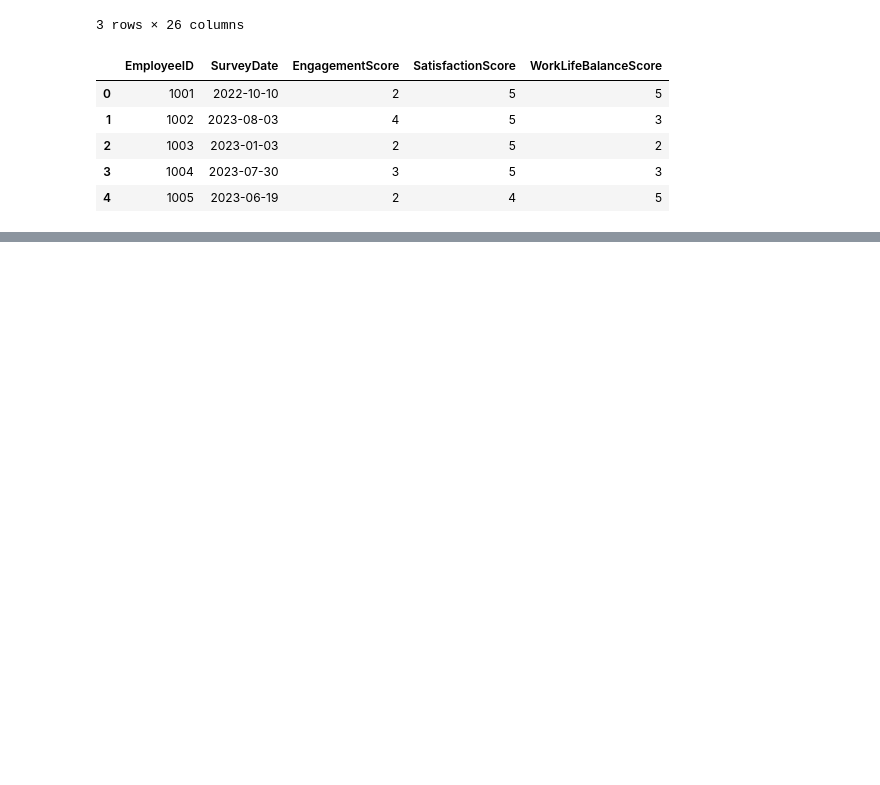
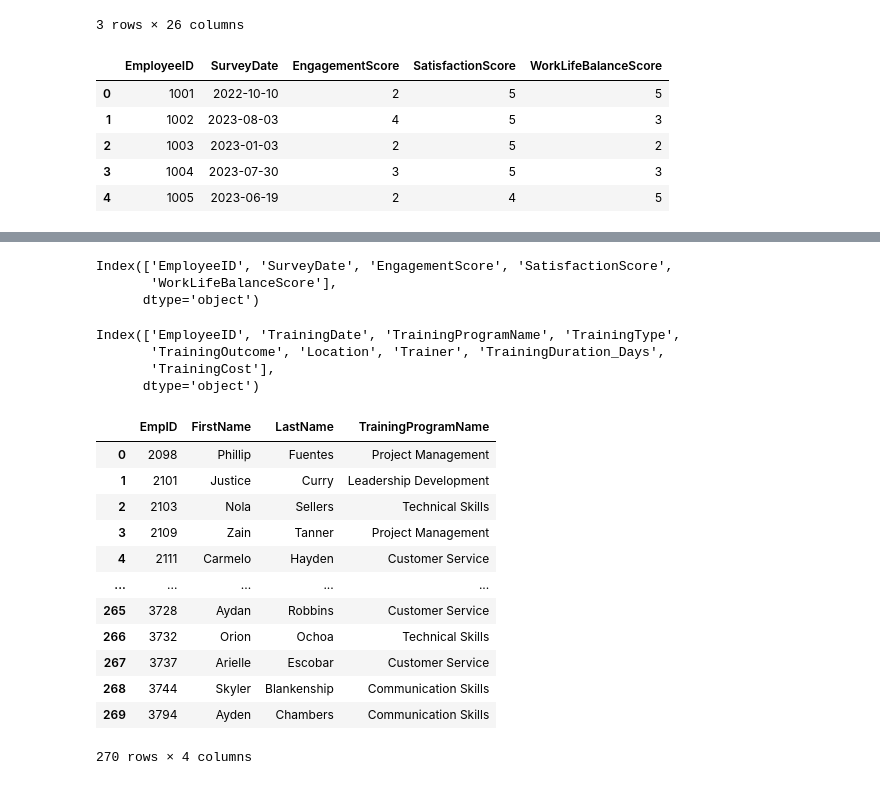
Before and after one commit to ankitlovanshi1/data_engineer, a Jupyter notebook: sql/employee_info.ipynb, the cells around one changed output, grey strips where cells are left out. Drawn from its saved outputs; the diff is of its cells as text; code cells hidden in the pictures; blank space fills up the shorter version.

Commit message:
sub queries questions

```diff
--- a/sql/employee_info.ipynb
+++ b/sql/employee_info.ipynb
@@ -260,0 +326,40 @@ training_and_development_data.head(5)
+# %%
+employee_engagement_survey_data.columns
+# %% [output]
+Index(['EmployeeID', 'SurveyDate', 'EngagementScore', 'SatisfactionScore',
+       'WorkLifeBalanceScore'],
+      dtype='object')
+# %%
+training_and_development_data.columns
+# %% [output]
+Index(['EmployeeID', 'TrainingDate', 'TrainingProgramName', 'TrainingType',
+       'TrainingOutcome', 'Location', 'Trainer', 'TrainingDuration_Days',
+       'TrainingCost'],
+      dtype='object')
+# %%
+# Find Employees with High Ratings and Their Training Details:
+
+# Question: Retrieve the EmpID, FirstName, LastName, and TrainingProgramName for employees who have a
+# CurrentEmployeeRating greater than 4 and have attended a training program.
+query = '''
+select e.EmpID, e.FirstName, e.LastName, et.TrainingProgramName
+from employees as e
+join employee_training as et
+on e.EmpID = et.EmployeeID where e.CurrentEmployeeRating>4;
+'''
+data = pd.read_sql(query, engine)
+data
+# %% [output]
+|  | EmpID | FirstName | LastName | TrainingProgramName |
+| 0 | 2098 | Phillip | Fuentes | Project Management |
+| 1 | 2101 | Justice | Curry | Leadership Development |
+| 2 | 2103 | Nola | Sellers | Technical Skills |
+| 3 | 2109 | Zain | Tanner | Project Management |
+| 4 | 2111 | Carmelo | Hayden | Customer Service |
+| ... | ... | ... | ... | ... |
+| 265 | 3728 | Aydan | Robbins | Customer Service |
+| 266 | 3732 | Orion | Ochoa | Technical Skills |
+| 267 | 3737 | Arielle | Escobar | Customer Service |
+| 268 | 3744 | Skyler | Blankenship | Communication Skills |
+| 269 | 3794 | Ayden | Chambers | Communication Skills |
+270 rows × 4 columns
```
Also changed, not shown: parts of 10 cells of this notebook.
